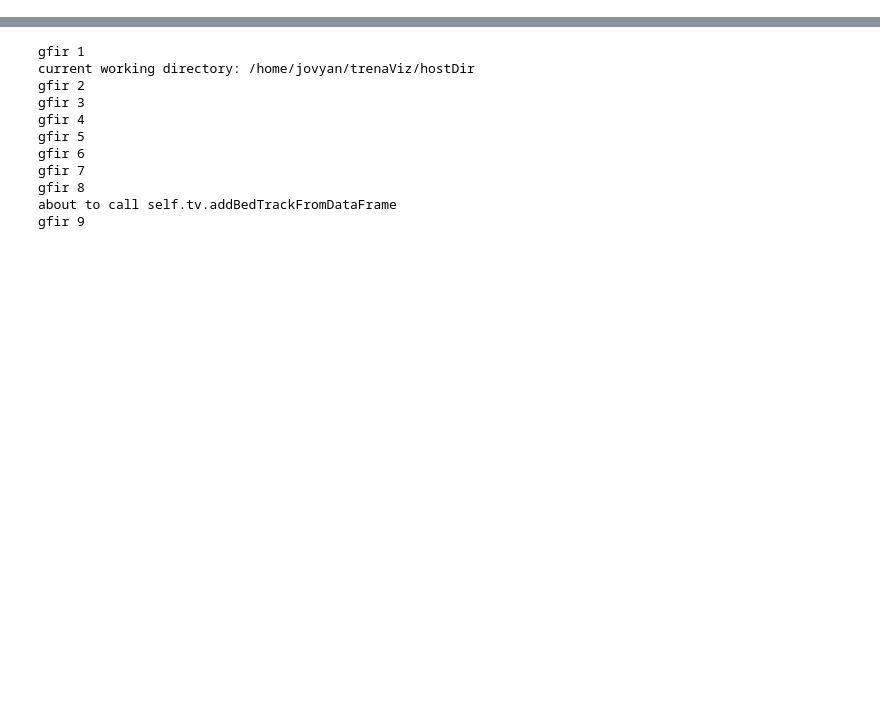
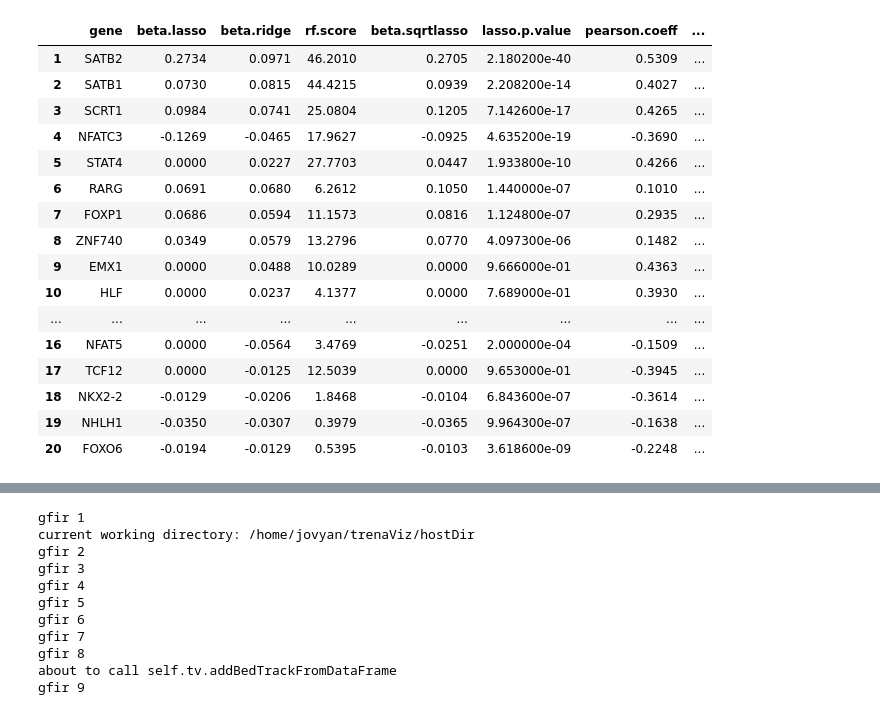
Before and after one commit to paul-shannon/dockerizedMicroservices, a Jupyter notebook: trena.mef2c/hostDir/demo.ipynb, the cells around one changed output, grey strips where cells are left out. Cells and saved outputs as stored; diff of their text form; code cells hidden in the pictures; blank space fills up the shorter version.

```diff
--- a/trena.mef2c/hostDir/demo.ipynb
+++ b/trena.mef2c/hostDir/demo.ipynb
@@ -7,0 +32,20 @@ trena = Trena('hg38')
+# %%
+trena.getModel("mef2c.ros")
+# %% [output]
+|  | gene | beta.lasso | beta.ridge | rf.score | beta.sqrtlasso | lasso.p.value | pearson.coeff | ... |
+| 1 | SATB2 | 0.2734 | 0.0971 | 46.2010 | 0.2705 | 2.180200e-40 | 0.5309 | ... |
+| 2 | SATB1 | 0.0730 | 0.0815 | 44.4215 | 0.0939 | 2.208200e-14 | 0.4027 | ... |
+| 3 | SCRT1 | 0.0984 | 0.0741 | 25.0804 | 0.1205 | 7.142600e-17 | 0.4265 | ... |
+| 4 | NFATC3 | -0.1269 | -0.0465 | 17.9627 | -0.0925 | 4.635200e-19 | -0.3690 | ... |
+| 5 | STAT4 | 0.0000 | 0.0227 | 27.7703 | 0.0447 | 1.933800e-10 | 0.4266 | ... |
+| 6 | RARG | 0.0691 | 0.0680 | 6.2612 | 0.1050 | 1.440000e-07 | 0.1010 | ... |
+| 7 | FOXP1 | 0.0686 | 0.0594 | 11.1573 | 0.0816 | 1.124800e-07 | 0.2935 | ... |
+| 8 | ZNF740 | 0.0349 | 0.0579 | 13.2796 | 0.0770 | 4.097300e-06 | 0.1482 | ... |
+| 9 | EMX1 | 0.0000 | 0.0488 | 10.0289 | 0.0000 | 9.666000e-01 | 0.4363 | ... |
+| 10 | HLF | 0.0000 | 0.0237 | 4.1377 | 0.0000 | 7.689000e-01 | 0.3930 | ... |
+| ... | ... | ... | ... | ... | ... | ... | ... | ... |
+| 16 | NFAT5 | 0.0000 | -0.0564 | 3.4769 | -0.0251 | 2.000000e-04 | -0.1509 | ... |
+| 17 | TCF12 | 0.0000 | -0.0125 | 12.5039 | 0.0000 | 9.653000e-01 | -0.3945 | ... |
+| 18 | NKX2-2 | -0.0129 | -0.0206 | 1.8468 | -0.0104 | 6.843600e-07 | -0.3614 | ... |
+| 19 | NHLH1 | -0.0350 | -0.0307 | 0.3979 | -0.0365 | 9.964300e-07 | -0.1638 | ... |
+| 20 | FOXO6 | -0.0194 | -0.0129 | 0.5395 | -0.0103 | 3.618600e-09 | -0.2248 | ... |
```
Also changed, not shown: parts of 5 cells of this notebook, 4 other files.
